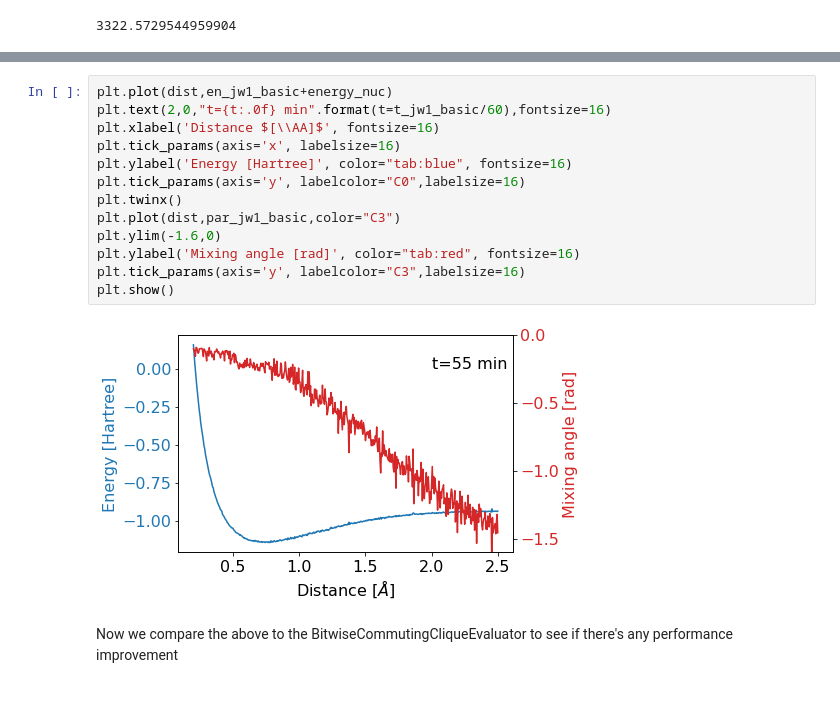
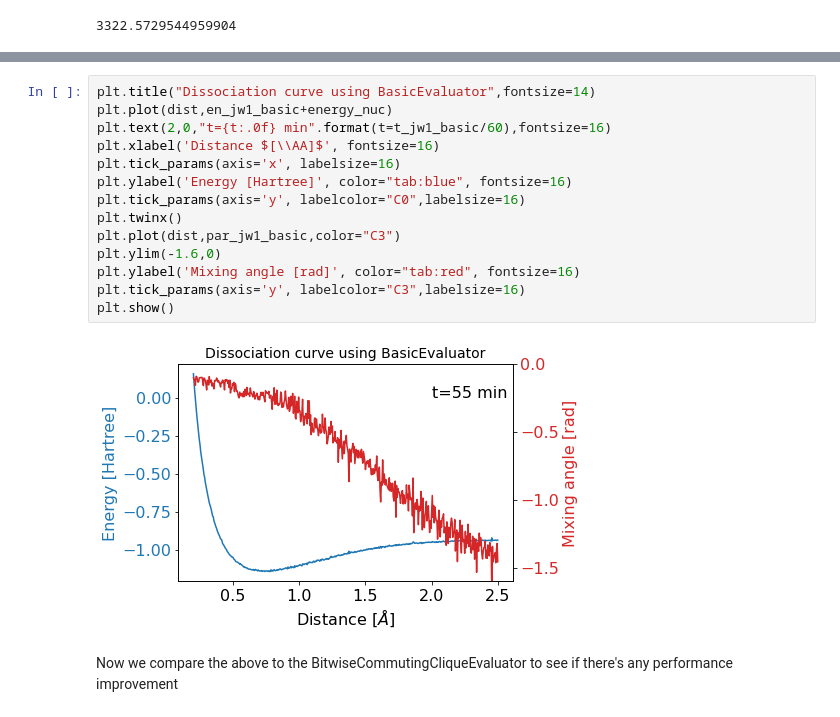
Before and after one commit to KTBieniasz/molecule-solution, a Jupyter notebook: dissociation-curve.ipynb, the cells around one changed output, grey strips where cells are left out. Cells and saved outputs as stored; diff of their text form.

```diff
--- a/dissociation-curve.ipynb
+++ b/dissociation-curve.ipynb
@@ -134,18 +114,19 @@ print(par_jw1_basic)
 # %%
+plt.title("Dissociation curve using BasicEvaluator",fontsize=14)
 plt.plot(dist,en_jw1_basic+energy_nuc)
 plt.text(2,0,"t={t:.0f} min".format(t=t_jw1_basic/60),fontsize=16)
 plt.xlabel('Distance $[\\AA]$', fontsize=16)
 plt.tick_params(axis='x', labelsize=16)
 plt.ylabel('Energy [Hartree]', color="tab:blue", fontsize=16)
 plt.tick_params(axis='y', labelcolor="C0",labelsize=16)
 plt.twinx()
 plt.plot(dist,par_jw1_basic,color="C3")
 plt.ylim(-1.6,0)
 plt.ylabel('Mixing angle [rad]', color="tab:red", fontsize=16)
 plt.tick_params(axis='y', labelcolor="C3",labelsize=16)
 plt.show()
 # %% [output]
-[figure, old version]
+[figure, new version]
 # %% [markdown]
 Now we compare the above to the BitwiseCommutingCliqueEvaluator to see if there's any performance improvement
 # %%
```
Also changed, not shown: parts of 2 cells of this notebook.
